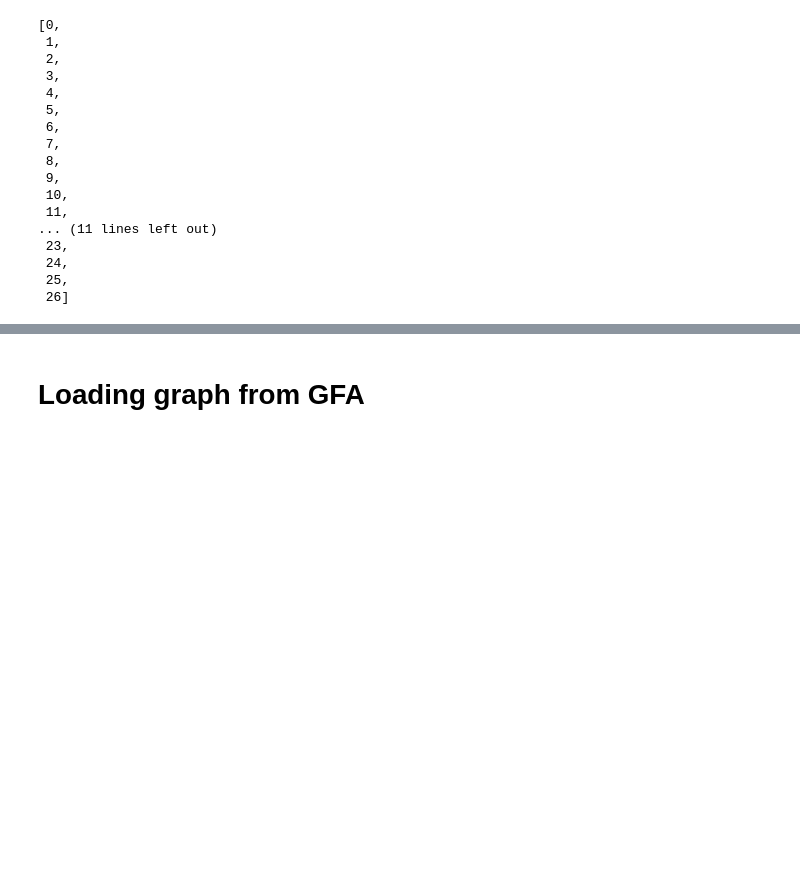
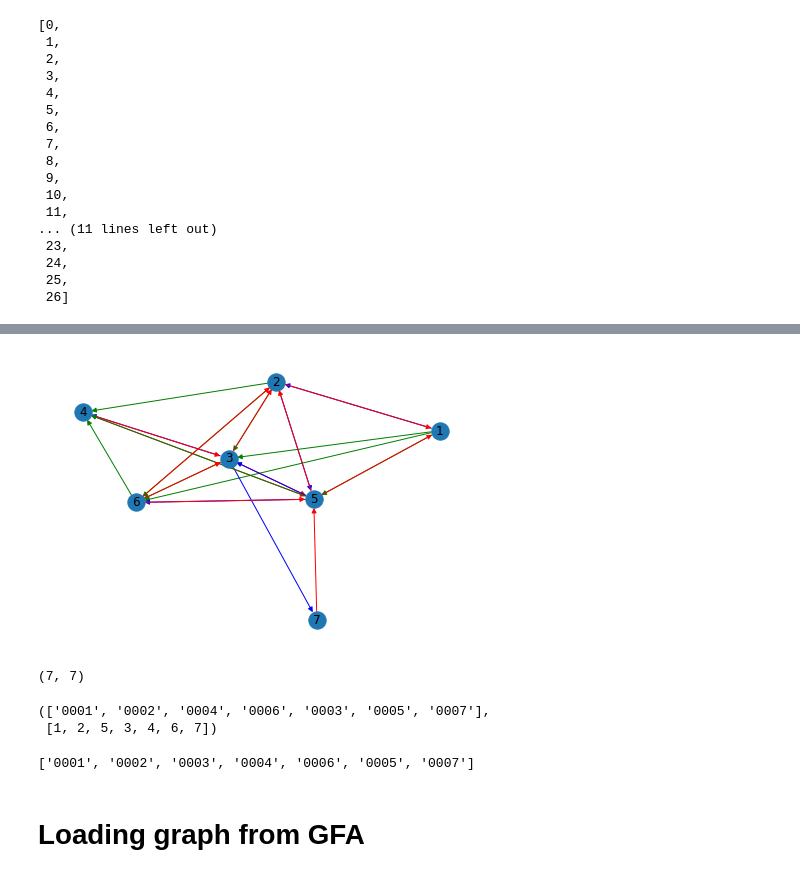
Before and after one commit to Pigrenok/pygengraph, a Jupyter notebook: index.ipynb, the cells around one changed output, grey strips where cells are left out. Cells and saved outputs as stored; diff of their text form; code cells hidden in the pictures; blank space fills up the shorter version.

```diff
--- a/index.ipynb
+++ b/index.ipynb
@@ -177,0 +237,2 @@ graph.toGFA(f'{gfadir}{os.path.sep}{gfaFilename}',doSeq=False)
+# %%
+coregraph = GenomeGraph(pathsDict=paths,nodeNameLength=4)
@@ -177,0 +268,17 @@ graph.toGFA(f'{gfadir}{os.path.sep}{gfaFilename}',doSeq=False)
+# %%
+coregraph.tremauxTree.draw()
+# %% [output]
+[figure, added]
+# %%
+len(coregraph.nodes),len(coregraph.order)
+# %% [output]
+(7, 7)
+# %%
+coregraph.nodes,coregraph.order
+# %% [output]
+(['0001', '0002', '0004', '0006', '0003', '0005', '0007'],
+ [1, 2, 5, 3, 4, 6, 7])
+# %%
+[coregraph.nodes[i-1] for i in coregraph.order]
+# %% [output]
+['0001', '0002', '0003', '0004', '0006', '0005', '0007']
```
Also changed, not shown: parts of 86 cells of this notebook, 9 other files.
